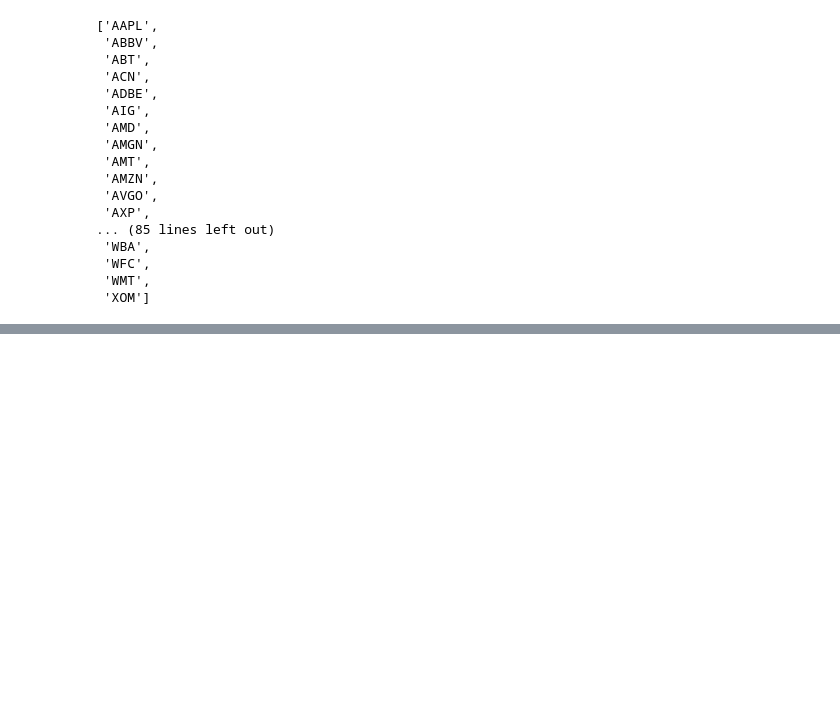
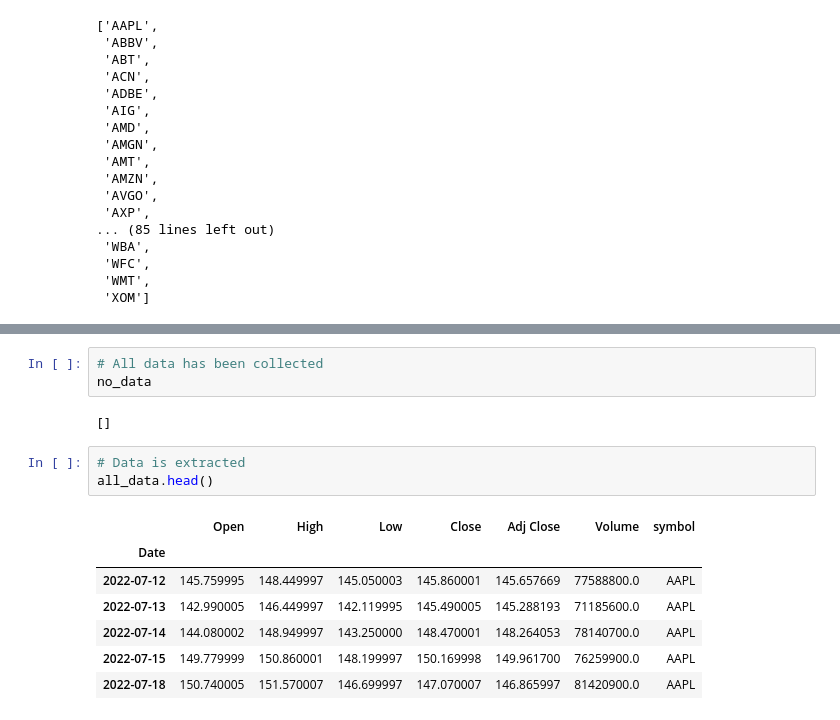
Before and after one commit to yovalishere/Finance, a Jupyter notebook: AIgorithm Trading/Multivariate models/Tickers scraping.ipynb, the cells around one changed output, grey strips where cells are left out. Saved outputs shown, nothing was run; the diff lists cells and outputs as text; blank space fills up the shorter version.

```diff
--- a/AIgorithm Trading/Multivariate models/Tickers scraping.ipynb
+++ b/AIgorithm Trading/Multivariate models/Tickers scraping.ipynb
@@ -132,0 +133,16 @@ NKE
+# %%
+# All data has been collected
+no_data
+# %% [output]
+[]
+# %%
+# Data is extracted
+all_data.head()
+# %% [output]
+|  | Open | High | Low | Close | Adj Close | Volume | symbol |
+| Date |  |  |  |  |  |  |  |
+| 2022-07-12 | 145.759995 | 148.449997 | 145.050003 | 145.860001 | 145.657669 | 77588800.0 | AAPL |
+| 2022-07-13 | 142.990005 | 146.449997 | 142.119995 | 145.490005 | 145.288193 | 71185600.0 | AAPL |
+| 2022-07-14 | 144.080002 | 148.949997 | 143.250000 | 148.470001 | 148.264053 | 78140700.0 | AAPL |
+| 2022-07-15 | 149.779999 | 150.860001 | 148.199997 | 150.169998 | 149.961700 | 76259900.0 | AAPL |
+| 2022-07-18 | 150.740005 | 151.570007 | 146.699997 | 147.070007 | 146.865997 | 81420900.0 | AAPL |
```
Also changed, not shown: parts of 1 cell of this notebook.
